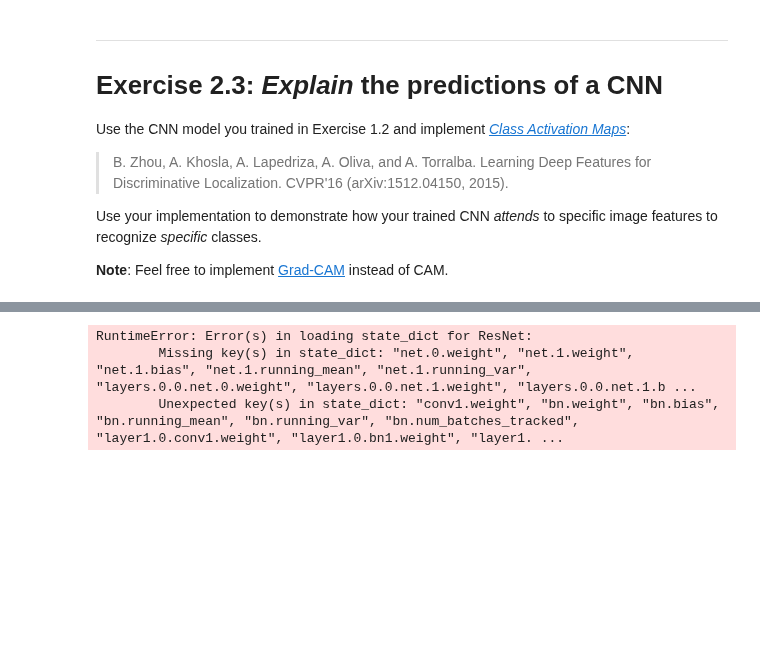
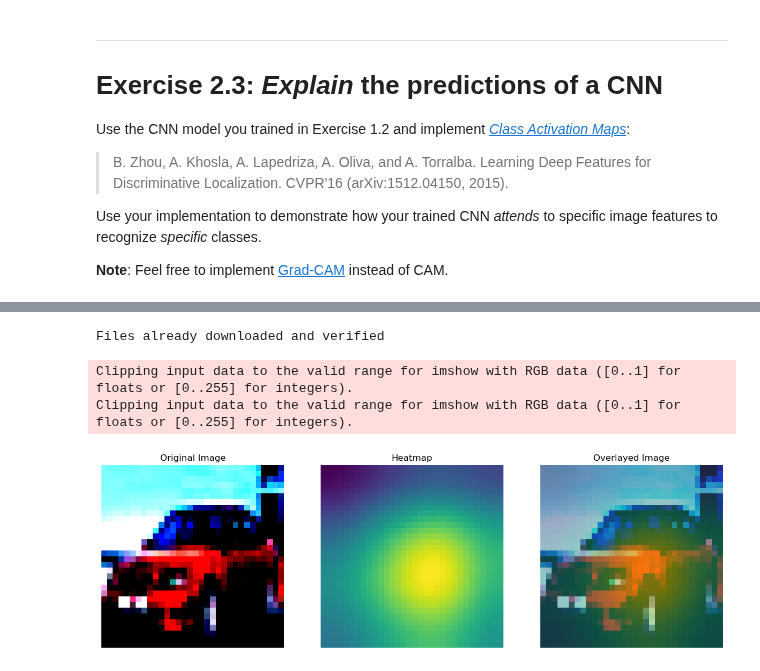
Before and after one commit to BaiardiLorenzo/DLA, a Jupyter notebook: Lab1/Lab1-CNNs-Exercise2.ipynb, the cells around one changed output, grey strips where cells are left out. Drawn from its saved outputs; the diff is of its cells as text; code cells hidden in the pictures; blank space fills up the shorter version.

```diff
--- a/Lab1/Lab1-CNNs-Exercise2.ipynb
+++ b/Lab1/Lab1-CNNs-Exercise2.ipynb
@@ -832,12 +1032,12 @@ def plot_results_image(xs, ys):
 device = torch.device("cuda:0" if torch.cuda.is_available() else "cpu")
 
 # Load the model from the saved state
-model = ResNet18FCN(resnet18(channels=1, num_classes=11)).to(device)
-model.eval()
+resnet = ResNet18FCN(resnet18(channels=1, num_classes=11)).to(device)
+resnet.eval()
 
 model_states_path = "model_states/ResNet18FCN-2024-07-19_18-02-46_MNIST_32x32_epochs-10_bs-64_lr-0.01.pth"
 
-model.load_state_dict(torch.load(model_states_path))
+resnet.load_state_dict(torch.load(model_states_path))
 
 # Transform
 transform = transforms.Compose([
@@ -854,7 +1054,7 @@ idx = np.random.randint(0, len(ds_test))
 xs, ys = ds_test[idx]
 
 # predict the output
-pred = torch.argmax(model(xs.unsqueeze(0).to(device)), 1)
+pred = torch.argmax(resnet(xs.unsqueeze(0).to(device)), 1)
 
 # Plot the results
 plot_results_image(xs.squeeze(), pred.squeeze().cpu().numpy())
@@ -1235,24 +1101,24 @@ class GradCamModel(nn.Module):
 # %%
 def get_heatmap(model, image, label):
-    logits = model(image)
-    loss = F.cross_entropy(logits, label)
+    loss = F.cross_entropy(model(image), label)
     loss.backward()
 
-    grads = model.get_gradients()[0]
+    grads = model.get_gradients()
 
     # pool the gradients across the channels
     pooled_gradients = torch.mean(grads, dim=[0, 2, 3])
 
     # get the activations of the last layer
-    activations = model.get_activations()
+    activations = model.get_activations(image).detach()
 
     # weight the channels by corresponding gradients
-    for i in range(activations.size()[1]):
+    for i in range(activations.shape[1]):
         activations[:, i, :, :] *= pooled_gradients[i]
 
     # average the channels of the activations
     heatmap = torch.mean(activations, dim=1).squeeze()
 
+    # ReLU on the heatmap
     heatmap = F.relu(heatmap)
 
     # normalize the heatmap
@@ -1269,8 +1135,7 @@ def plot_heatmap(image, heatmap):
     plt.axis('off')
 
     # Resize heatmap to the original image size
-    zoom_factor = (image.shape[1] / heatmap.shape[0], image.shape[2] / heatmap.shape[1])
-    heatmap = zoom(heatmap.numpy(), zoom_factor)
+    heatmap = zoom(heatmap.numpy(), (image.shape[1] / heatmap.shape[0], image.shape[2] / heatmap.shape[1]))
     plt.subplot(1, 3, 2)
     plt.imshow(heatmap)
     plt.title('Heatmap')
@@ -1286,32 +1151,35 @@ def plot_heatmap(image, heatmap):
 # %%
 # device = torch.device("cuda" if torch.cuda.is_available() else "cpu")
 device = torch.device("cpu")
 
 # Load the pre-trained ResNet18 model
-resnet18_path = 'model_states/ResNet18-2024-07-03_18-38-31_CIFAR10_epochs-20_bs-128_lr-0.1.pth'
-model_resnet18 = ResNet([2, 2, 2, 2], 10)
+resnet18_path = 'model_states/ResNet18-2024-07-22_16-17-47_CIFAR10_epochs-10_bs-128_lr-0.1.pth'
+resnet18 = ResNet18().to(device)
 
-model_resnet18.load_state_dict(torch.load(resnet18_path))
-model_resnet18.to(device)
-model_resnet18.eval()
+resnet18.load_state_dict(torch.load(resnet18_path))
+resnet18.to(device)
+resnet18.eval()
 
 # Load CIFAR10 dataset
 transform = transforms.Compose([
     transforms.ToTensor(),
-    transforms.Normalize((0.4914, 0.4822, 0.4465), (0.247, 0.243, 0.261)),
+    transforms.Normalize((0.4914, 0.4822, 0.4465), (0.2023, 0.1994, 0.2010))
 ])
 
 testset = torchvision.datasets.CIFAR10(root='../data', train=False, download=True, transform=transform)
 
-gradcam_model = GradCamModel(model_resnet18)
+gradcam_model = GradCamModel(resnet18)
 
 # get random image from the test set
-i = np.random.randint(0, len(testset))
-xs, ys = testset[i]
+xs, ys = testset[np.random.randint(0, len(testset))]
+image = xs
+xs = xs.unsqueeze(0).to(device)
+ys = torch.tensor([ys]).to(device)
 
-heatmap = get_heatmap(gradcam_model, xs.unsqueeze(0).to(device), torch.tensor([ys]).to(device))
-plot_heatmap(xs, heatmap)
+heatmap = get_heatmap(gradcam_model, xs, ys)
+plot_heatmap(image, heatmap)
 # %% [output]
-RuntimeError: Error(s) in loading state_dict for ResNet:
-        Missing key(s) in state_dict: "net.0.weight", "net.1.weight", "net.1.bias", "net.1.running_mean", "net.1.running_var", "layers.0.0.net.0.weight", "layers.0.0.net.1.weight", "layers.0.0.net.1.b ...
-        Unexpected key(s) in state_dict: "conv1.weight", "bn.weight", "bn.bias", "bn.running_mean", "bn.running_var", "bn.num_batches_tracked", "layer1.0.conv1.weight", "layer1.0.bn1.weight", "layer1. ...
+Files already downloaded and verified
+Clipping input data to the valid range for imshow with RGB data ([0..1] for floats or [0..255] for integers).
+Clipping input data to the valid range for imshow with RGB data ([0..1] for floats or [0..255] for integers).
+[figure, added]
```
Also changed, not shown: parts of 8 cells of this notebook, 12 other files.
